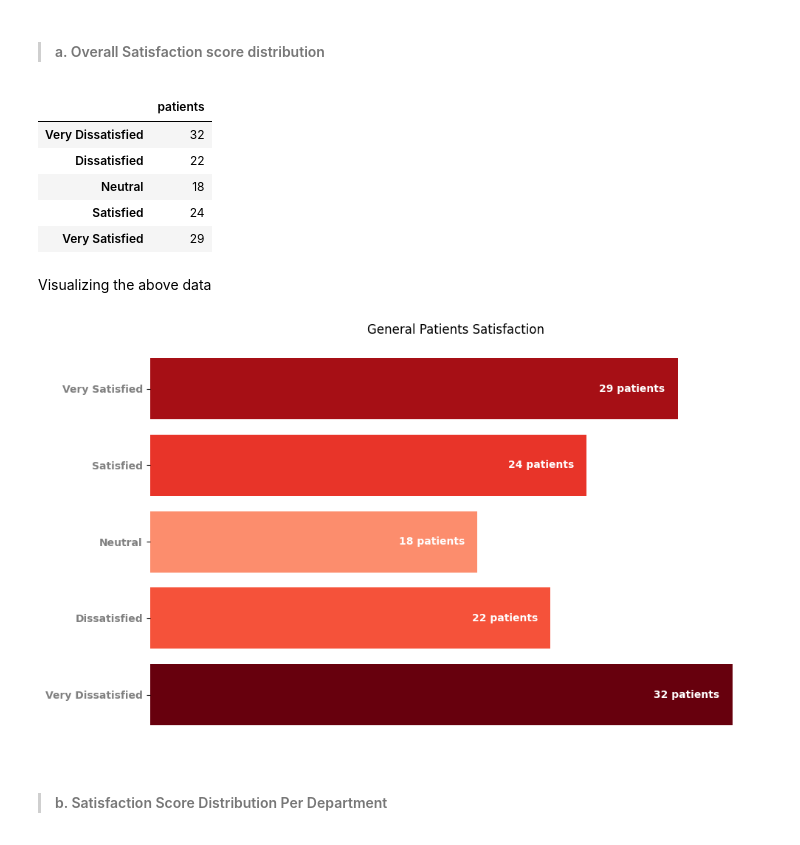
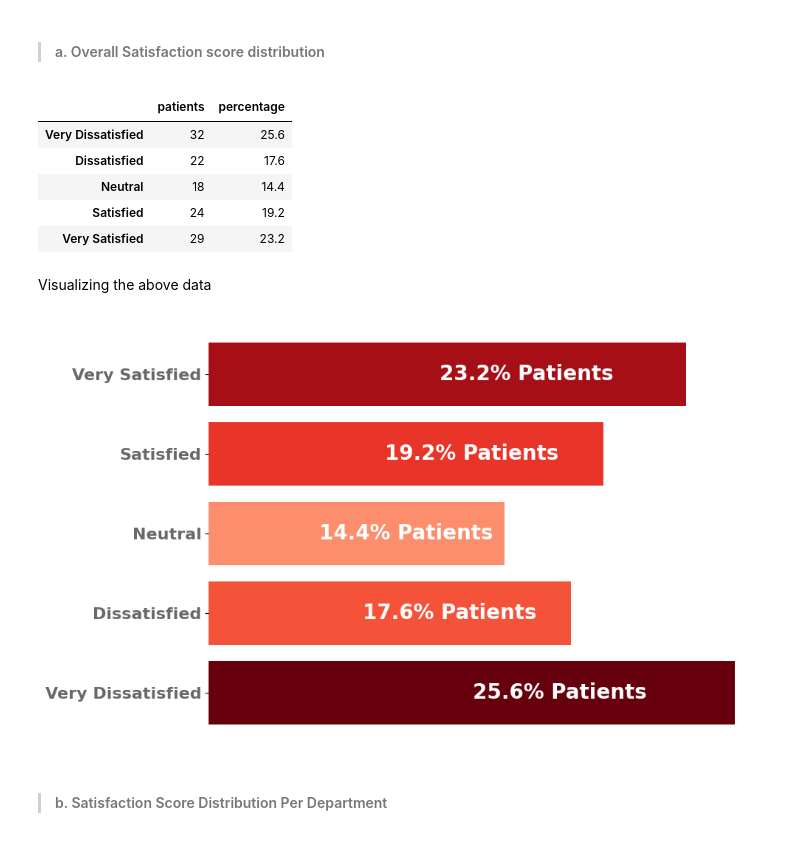
Before and after one commit to charismaticromeo/HospitalDashboard, a Jupyter notebook: main.ipynb, the cells around one changed output. Cells and saved outputs as stored; diff of their text form; code cells hidden in the pictures.

Commit message:
Added more changes to the first section of the table to enhance an appealing appearance.

```diff
--- a/main.ipynb
+++ b/main.ipynb
@@ -131,7 +138,7 @@ ToggleButtons(options=('Gender', 'Age', 'Race'), value='Gender')
 # %%
 # Filtered dataframe
 def filtered_dataframe(start, end):
-    df = clean_df.where((clean_df.date >= start) & (clean_df.date <= end)).dropna()
+    df = clean_df.where((clean_df.date >= pd.to_datetime(start)) & (clean_df.date <= pd.to_datetime(end))).dropna()
     return df
 # %% [markdown]
 ### Tracking Patients demographics
@@ -430,54 +445,59 @@ def general_satisfation(df):
     sat_df.set_index('sat_comment', inplace=True)
     sat_df.index.name = None
     sat_df = sat_df.reindex(['Very Dissatisfied', 'Dissatisfied', 'Neutral', 'Satisfied', 'Very Satisfied'])
+
+    # Total patients
+    total_patients = sat_df.sum()
+
+    # Getting percentage representation
+    sat_df['percentage'] = sat_df['patients'].apply(lambda count: round((count/total_patients * 100), 1))
     return sat_df
 
 general_satisfation(filtered_dataframe(start_date, end_date))
 # %% [output]
-|  | patients |
-| Very Dissatisfied | 32 |
-| Dissatisfied | 22 |
-| Neutral | 18 |
-| Satisfied | 24 |
-| Very Satisfied | 29 |
+|  | patients | percentage |
+| Very Dissatisfied | 32 | 25.6 |
+| Dissatisfied | 22 | 17.6 |
+| Neutral | 18 | 14.4 |
+| Satisfied | 24 | 19.2 |
+| Very Satisfied | 29 | 23.2 |
 # %% [markdown]
 Visualizing the above data
 # %%
-def general_satisfaction_figure():
-    df = general_satisfation(filtered_dataframe(start_date, end_date))
-
+def general_satisfaction_figure(df):
     # Choose a colormap
     cmap = plt.get_cmap('Reds')
 
     # Normalize the values for color mapping
     norm = plt.Normalize(df['patients'].min()-(df['patients'].min()/2), df['patients'].max())
 
     fig, ax = plt.subplots(figsize=(10,6))
-    ax.barh(data=df, y=df.index, width=df.patients, color=cmap(norm(df['patients'])))
+    # fig, ax = plt.subplots(figsize=(10,4))
+    ax.barh(data=df[['patients']], y=df.index, width=df.patients, color=cmap(norm(df['patients'])))
     ax.spines[['top', 'bottom', 'right', 'left']].set_color(None)
 
     # Annotating the bars
-    for i, (comment, patients) in enumerate(zip(df.index, df.patients)):
-        if patients > 5:
-            ax.text(x=patients-2.5, y=i ,s=f"{patients} patients", va='center', ha='center', color='white', fontsize=10, weight='bold')
+    for i, (comment, percent) in enumerate(zip(df.index, df.percentage)):
+        if percent > 5:
+            ax.text(x=df.patients.iloc[i]/1.5, y=i ,s=f"{percent}% Patients", va='center', ha='center', color='white', fontsize=20, weight='bold')
         else:
-            ax.text(x=patients+2.5, y=i ,s=f"{patients} patients", va='center', ha='center', color='grey', fontsize=10, weight='bold')
+            ax.text(x=df.patients.iloc[i]+2.5, y=i ,s=f"{percent}% Patients", va='center', ha='center', color='grey', fontsize=20, weight='bold')
 
-    ax.set_title('General Patients Satisfaction')
+    # ax.set_title('General Patients Satisfaction')
     ax.set_yticks(ax.get_yticks())
-    ax.set_yticklabels(fontdict=dict(color='grey', weight='bold'), labels=ax.get_yticklabels())
+    ax.set_yticklabels(fontdict=dict(color='#696969', weight='bold'), labels=ax.get_yticklabels(), fontsize=16)
 
     # Removing the x axis
     ax.set_xticklabels([])
     ax.set_xticks([])
 
     plt.tight_layout()
     plt.close()
     return fig
 
-general_satisfaction_figure()
+general_satisfaction_figure(general_satisfation(filtered_dataframe(start_date, end_date)))
 # %% [output]
-[figure, old version]
+[figure, new version]
 # %% [markdown]
 > #### b. Satisfaction Score Distribution Per Department
 # %%
```
Also changed, not shown: parts of 31 cells of this notebook, 1 other file.
